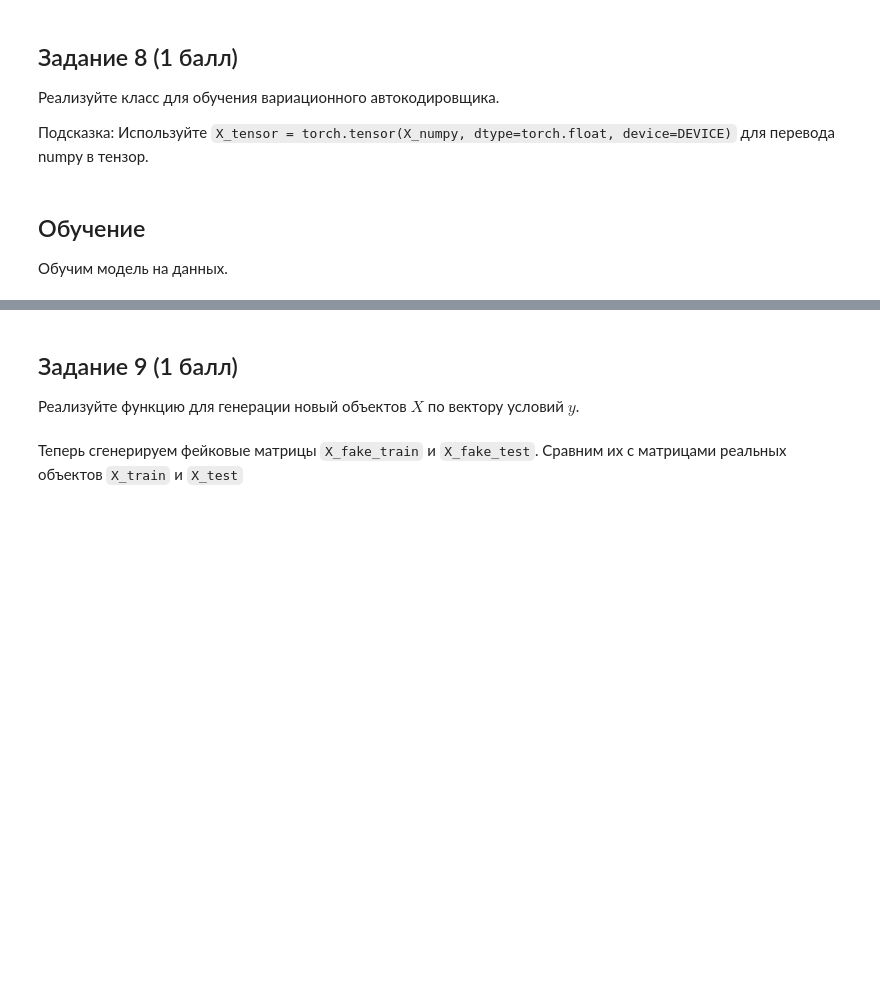
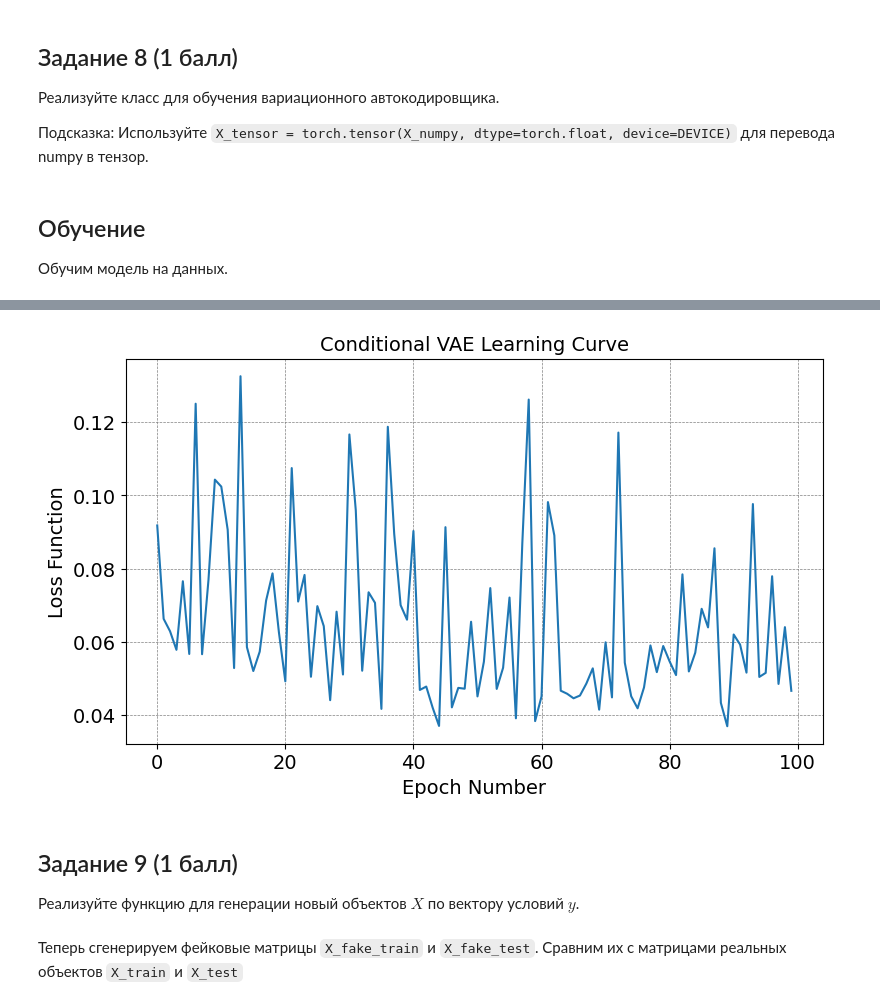
Before and after one commit to psaw/GM-HSE-AI-masters-course, a Jupyter notebook: homeworks/base/hw2/HW2.ipynb, the cells around one changed output, grey strips where cells are left out. Saved outputs shown, nothing was run; the diff lists cells and outputs as text; code cells hidden in the pictures; blank space fills up the shorter version.

```diff
--- a/homeworks/base/hw2/HW2.ipynb
+++ b/homeworks/base/hw2/HW2.ipynb
@@ -522,10 +504,17 @@ class Encoder(nn.Module):
         super(Encoder, self).__init__()
 
         ### YOUR CODE IS HERE ######
-        self.enc_net = ...
+        self.enc_net = nn.Sequential(
+            nn.Linear(n_inputs, 100),
+            nn.BatchNorm1d(100),
+            nn.ReLU(),
+            nn.Linear(100, 100),
+            nn.BatchNorm1d(100),
+            nn.ReLU()
+        )
 
-        self.mu = ...
-        self.log_sigma = ...
+        self.mu = nn.Linear(100, lat_size)
+        self.log_sigma = nn.Linear(100, lat_size)
         ### THE END OF YOUR CODE ###
 
     def forward(self, x, y):
@@ -551,7 +540,13 @@ class Decoder(nn.Module):
         super(Decoder, self).__init__()
 
         ### YOUR CODE IS HERE ######
-        self.dec_net = ...
+        self.dec_net = nn.Sequential(
+            nn.Linear(n_inputs, 100),
+            nn.ReLU(),
+            nn.Linear(100, 100),
+            nn.ReLU(),
+            nn.Linear(100, n_outputs)
+        )
         ### THE END OF YOUR CODE ###
 
     def forward(self, z, y):
@@ -608,7 +603,14 @@ class VAEFitter(object):
     def compute_loss(self, x_batch, cond_batch):
 
         ### YOUR CODE IS HERE ######
-        loss = ...
+        # Encode
+        mu, log_sigma = self.encoder(x_batch, cond_batch)
+
+        # Decode
+        z = self.sample_z(mu, log_sigma)
+        rec_x = self.decoder(z, cond_batch)
+
+        loss = self.custom_loss(x_batch, rec_x, mu, log_sigma)
         ### THE END OF YOUR CODE ###
 
         return loss
@@ -673,14 +678,17 @@ vae_fitter.fit(X_train, y_train)
 # %%
 # WGAN learning curve
 plt.figure(figsize=(9, 5))
 plt.plot(vae_fitter.loss_history)
 plt.xlabel("Epoch Number", size=14)
 plt.ylabel("Loss Function", size=14)
 plt.xticks(size=14)
 plt.yticks(size=14)
 plt.title("Conditional VAE Learning Curve", size=14)
-plt.grid(b=1, linestyle="--", linewidth=0.5, color="0.5")
+# plt.grid(b=1, linestyle="--", linewidth=0.5, color="0.5")
+plt.grid(visible=True, linestyle="--", linewidth=0.5, color="0.5")
 plt.show()
+# %% [output]
+[figure, added]
 # %% [markdown]
 ## Задание 9 (1 балл)
 
```
Also changed, not shown: parts of 15 cells of this notebook.
